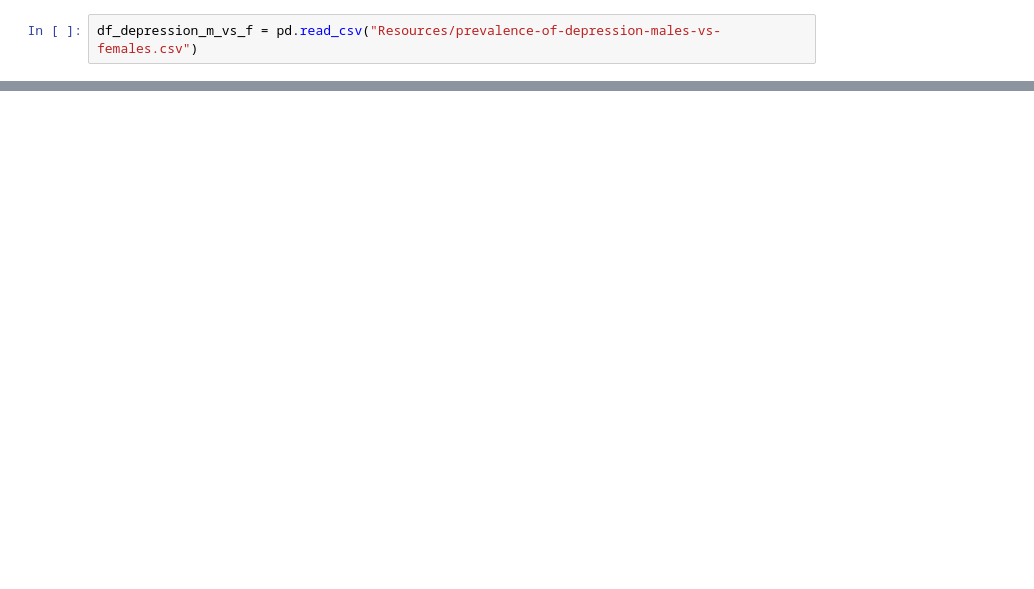
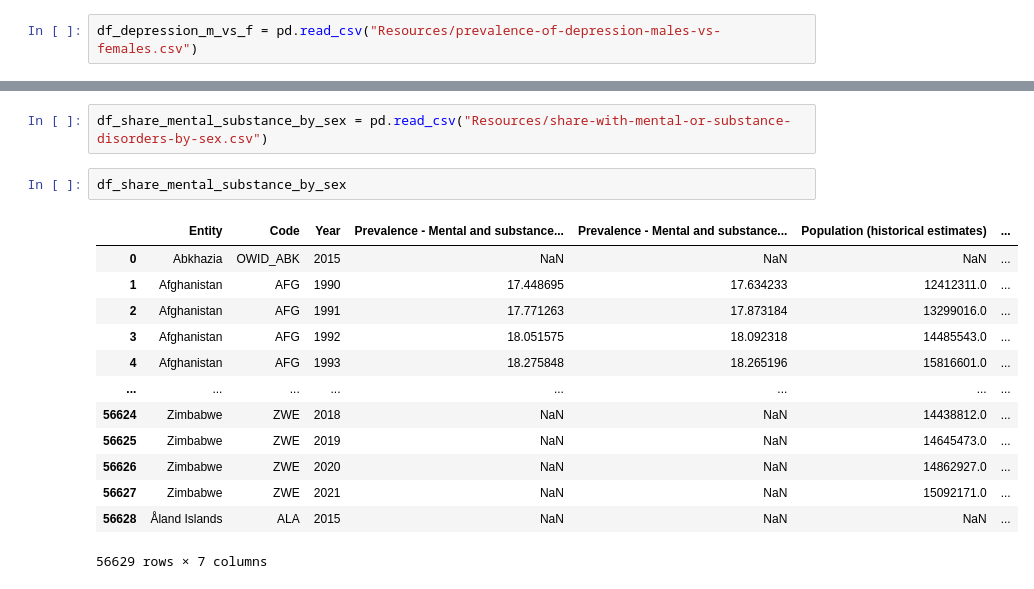
Before and after one commit to p-colomer/Mental_Health_ML_Analysis, a Jupyter notebook: cleaning_patricia.ipynb, the cells around one changed output, grey strips where cells are left out. Drawn from its saved outputs; the diff is of its cells as text; blank space fills up the shorter version.

```diff
--- a/cleaning_patricia.ipynb
+++ b/cleaning_patricia.ipynb
@@ -165,0 +291,18 @@ df_depression_m_vs_f["Entity"].unique()
+# %%
+df_share_mental_substance_by_sex = pd.read_csv("Resources/share-with-mental-or-substance-disorders-by-sex.csv")
+# %%
+df_share_mental_substance_by_sex
+# %% [output]
+|  | Entity | Code | Year | Prevalence - Mental and substance... | Prevalence - Mental and substance... | Population (historical estimates) | ... |
+| 0 | Abkhazia | OWID_ABK | 2015 | NaN | NaN | NaN | ... |
+| 1 | Afghanistan | AFG | 1990 | 17.448695 | 17.634233 | 12412311.0 | ... |
+| 2 | Afghanistan | AFG | 1991 | 17.771263 | 17.873184 | 13299016.0 | ... |
+| 3 | Afghanistan | AFG | 1992 | 18.051575 | 18.092318 | 14485543.0 | ... |
+| 4 | Afghanistan | AFG | 1993 | 18.275848 | 18.265196 | 15816601.0 | ... |
+| ... | ... | ... | ... | ... | ... | ... | ... |
+| 56624 | Zimbabwe | ZWE | 2018 | NaN | NaN | 14438812.0 | ... |
+| 56625 | Zimbabwe | ZWE | 2019 | NaN | NaN | 14645473.0 | ... |
+| 56626 | Zimbabwe | ZWE | 2020 | NaN | NaN | 14862927.0 | ... |
+| 56627 | Zimbabwe | ZWE | 2021 | NaN | NaN | 15092171.0 | ... |
+| 56628 | Åland Islands | ALA | 2015 | NaN | NaN | NaN | ... |
+56629 rows × 7 columns
```
Also changed, not shown: parts of 39 cells of this notebook, 2 other files.
